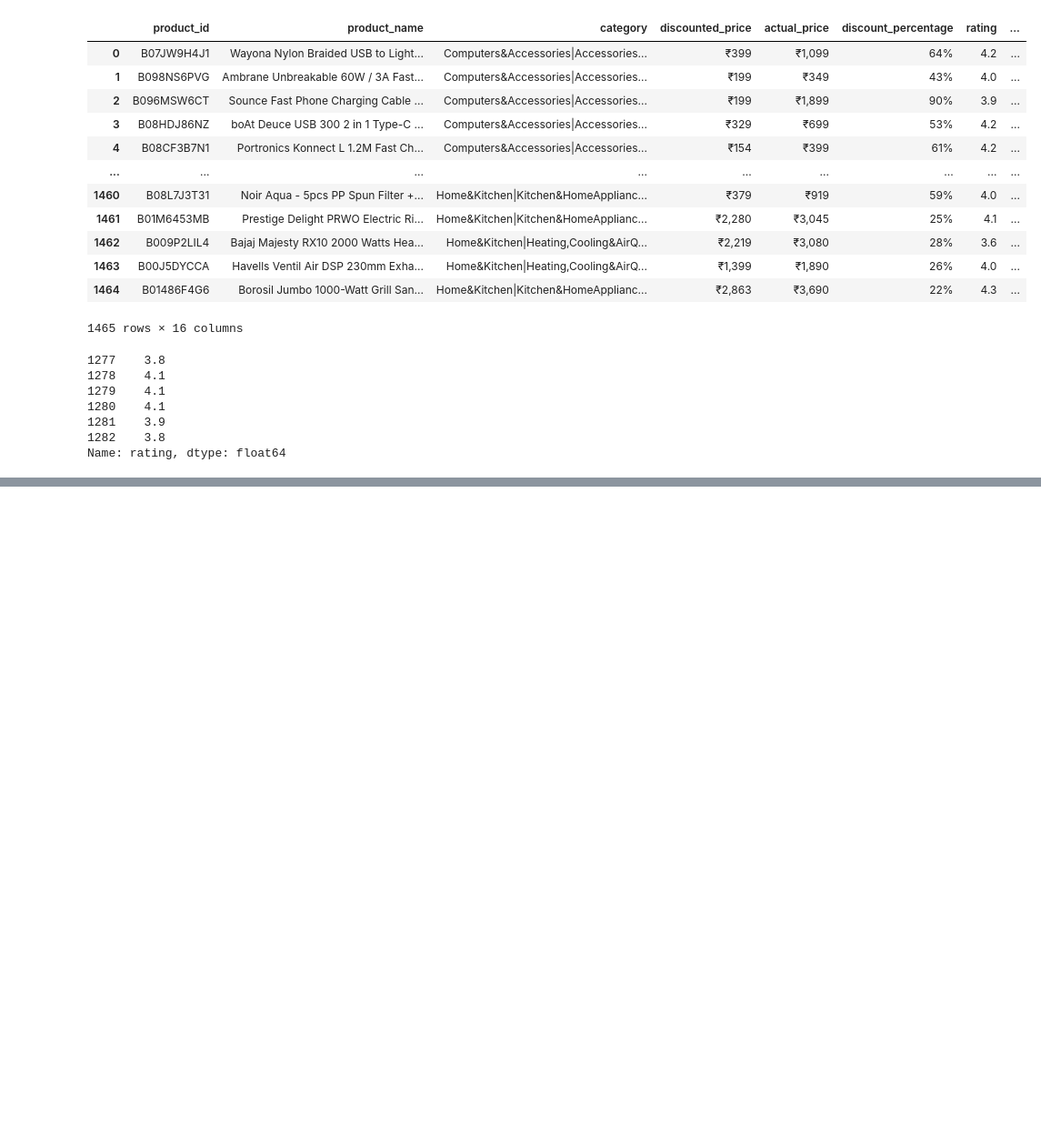
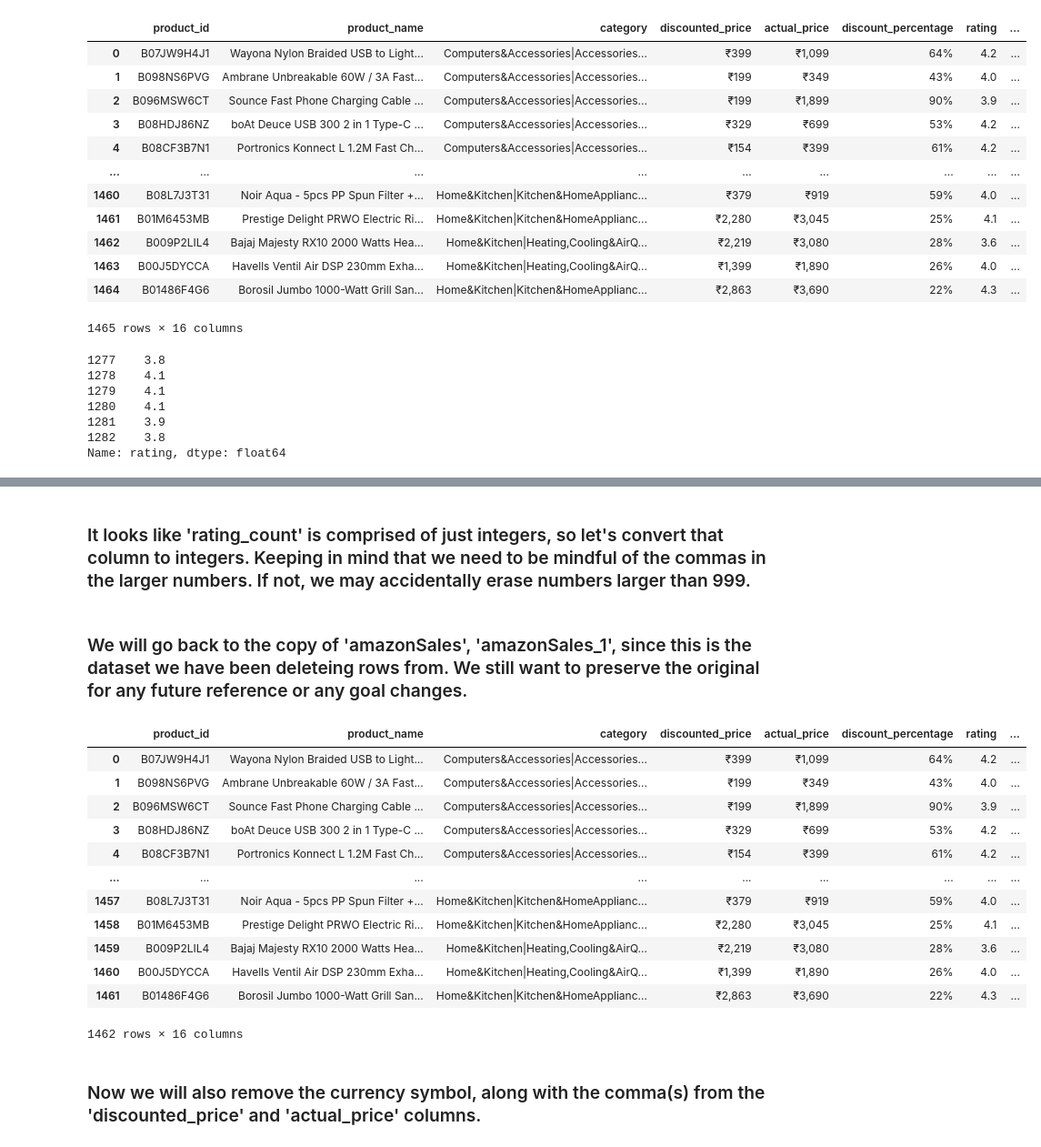
Before and after one commit to torusbrane/Sales-Analysis, a Jupyter notebook: Amazon Sales Analysis.ipynb, the cells around one changed output, grey strips where cells are left out. Shown: that part at 91% size. Saved outputs shown, nothing was run; the diff lists cells and outputs as text; code cells hidden in the pictures; blank space fills up the shorter version.

Commit message:
Finished numerical conversions

```diff
--- a/Amazon Sales Analysis.ipynb
+++ b/Amazon Sales Analysis.ipynb
@@ -93,2 +90,0 @@ Name: rating, Length: 1465, dtype: object
-# %%
-pd.set_option('display.max_rows', None)
@@ -139,7 +112,0 @@ Name: rating, dtype: int64
-# %%
-print(rating.loc[[1279]], "\n")
-print("----------------------------\n")
-rating_numerical = amazonSales.rating.drop([1279]).reset_index(drop=True)
-print(rating_numerical)
-#Resetting the amount of rows displayed for brevity
-pd.reset_option('display.max_rows')
@@ -356,0 +283,54 @@ Name: rating, dtype: float64
+# %% [markdown]
+### It looks like 'rating_count' is comprised of just integers, so let's convert that column to integers. Keeping in mind that we need to be mindful of the commas in the larger numbers. If not, we may accidentally erase numbers larger than 999.
+# %%
+def convert_column_to_int(df, column_name):
+    '''
+    Convert the column from the dataframe to pure numeric data, any non-numeric data will be converted to
+    NaN, the NaN's will be deleted, and the remaining numeric data will be converted to integers. All
+    commas will be deleted to prevent any deletion of numbers higher than 999. (Ex: 1,000)
+
+    Parameters:
+        df: pandas.DataFrame
+            The DataFrame to be used.
+
+        column_name: str
+            The column to be converted to int.
+
+    Returns:
+        pandas.DataFrame
+            The DataFrame with the specified column converted to int.
+    '''
+    # Convert the column to string, remove the commas, convert column to numeric,
+    # setting errors='coerce' to handle non-numeric values by converting them to NaN
+    df[column_name] = df[column_name].astype(str).str.replace(',', '').apply(pd.to_numeric, errors='coerce')
+
+    # Drop rows where the specified column is NaN
+    df.dropna(subset=[column_name], inplace=True)
+
+    # Convert the column to int
+    df[column_name] = df[column_name].astype(int)
+
+    # Reset the index and drop the old index to avoid adding it as a column
+    df.reset_index(drop=True, inplace=True)
+
+    return df
+# %% [markdown]
+### We will go back to the copy of 'amazonSales', 'amazonSales_1', since this is the dataset we have been deleteing rows from. We still want to preserve the original for any future reference or any goal changes.
+# %%
+convert_column_to_int(amazonSales_1, 'rating_count')
+# %% [output]
+|  | product_id | product_name | category | discounted_price | actual_price | discount_percentage | rating | ... |
+| 0 | B07JW9H4J1 | Wayona Nylon Braided USB to Light... | Computers&Accessories|Accessories... | ₹399 | ₹1,099 | 64% | 4.2 | ... |
+| 1 | B098NS6PVG | Ambrane Unbreakable 60W / 3A Fast... | Computers&Accessories|Accessories... | ₹199 | ₹349 | 43% | 4.0 | ... |
+| 2 | B096MSW6CT | Sounce Fast Phone Charging Cable ... | Computers&Accessories|Accessories... | ₹199 | ₹1,899 | 90% | 3.9 | ... |
+| 3 | B08HDJ86NZ | boAt Deuce USB 300 2 in 1 Type-C ... | Computers&Accessories|Accessories... | ₹329 | ₹699 | 53% | 4.2 | ... |
+| 4 | B08CF3B7N1 | Portronics Konnect L 1.2M Fast Ch... | Computers&Accessories|Accessories... | ₹154 | ₹399 | 61% | 4.2 | ... |
+| ... | ... | ... | ... | ... | ... | ... | ... | ... |
+| 1457 | B08L7J3T31 | Noir Aqua - 5pcs PP Spun Filter +... | Home&Kitchen|Kitchen&HomeApplianc... | ₹379 | ₹919 | 59% | 4.0 | ... |
+| 1458 | B01M6453MB | Prestige Delight PRWO Electric Ri... | Home&Kitchen|Kitchen&HomeApplianc... | ₹2,280 | ₹3,045 | 25% | 4.1 | ... |
+| 1459 | B009P2LIL4 | Bajaj Majesty RX10 2000 Watts Hea... | Home&Kitchen|Heating,Cooling&AirQ... | ₹2,219 | ₹3,080 | 28% | 3.6 | ... |
+| 1460 | B00J5DYCCA | Havells Ventil Air DSP 230mm Exha... | Home&Kitchen|Heating,Cooling&AirQ... | ₹1,399 | ₹1,890 | 26% | 4.0 | ... |
+| 1461 | B01486F4G6 | Borosil Jumbo 1000-Watt Grill San... | Home&Kitchen|Kitchen&HomeApplianc... | ₹2,863 | ₹3,690 | 22% | 4.3 | ... |
+1462 rows × 16 columns
+# %% [markdown]
+### Now we will also remove the currency symbol, along with the comma(s) from the  'discounted_price' and 'actual_price' columns.
```
Also changed, not shown: parts of 37 cells of this notebook.
